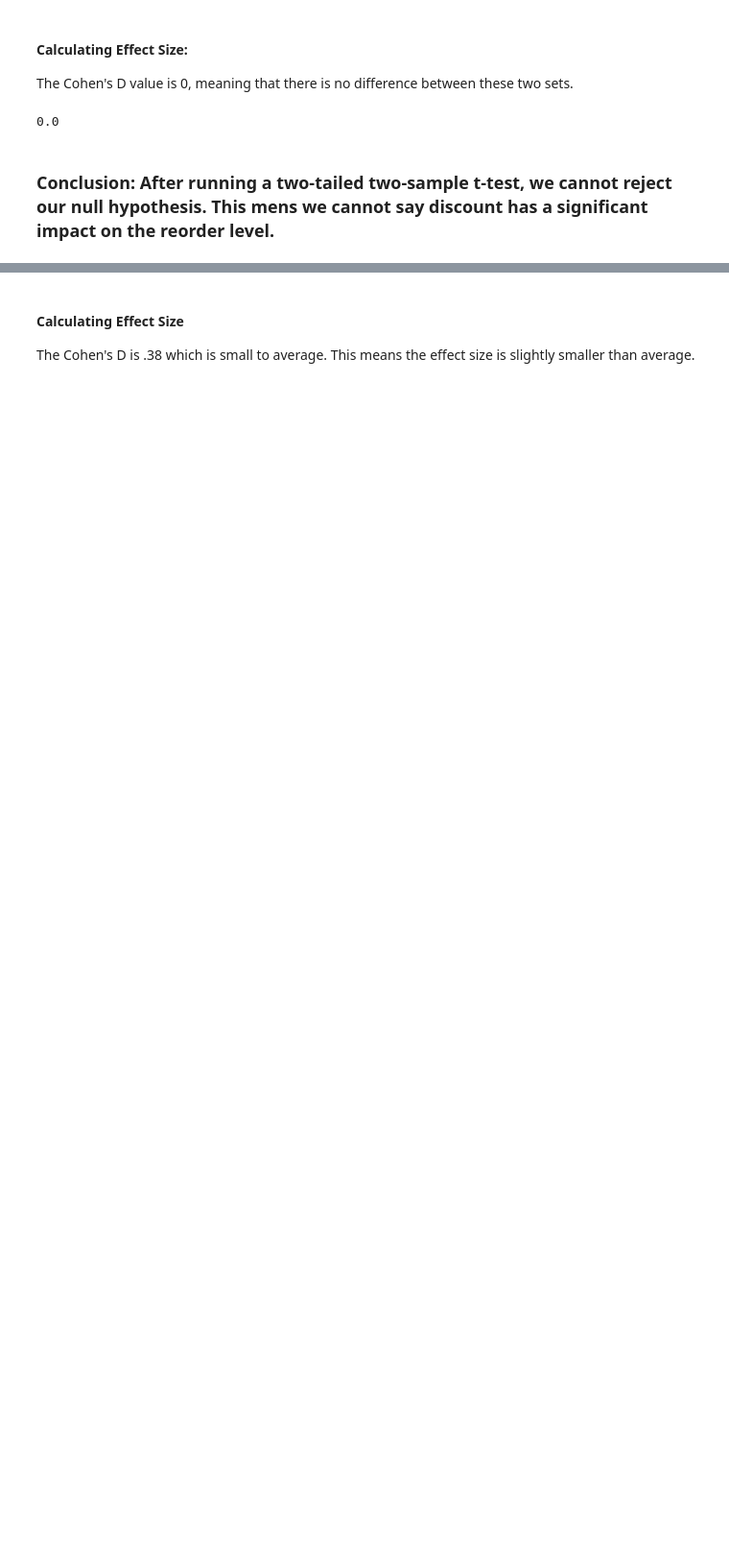
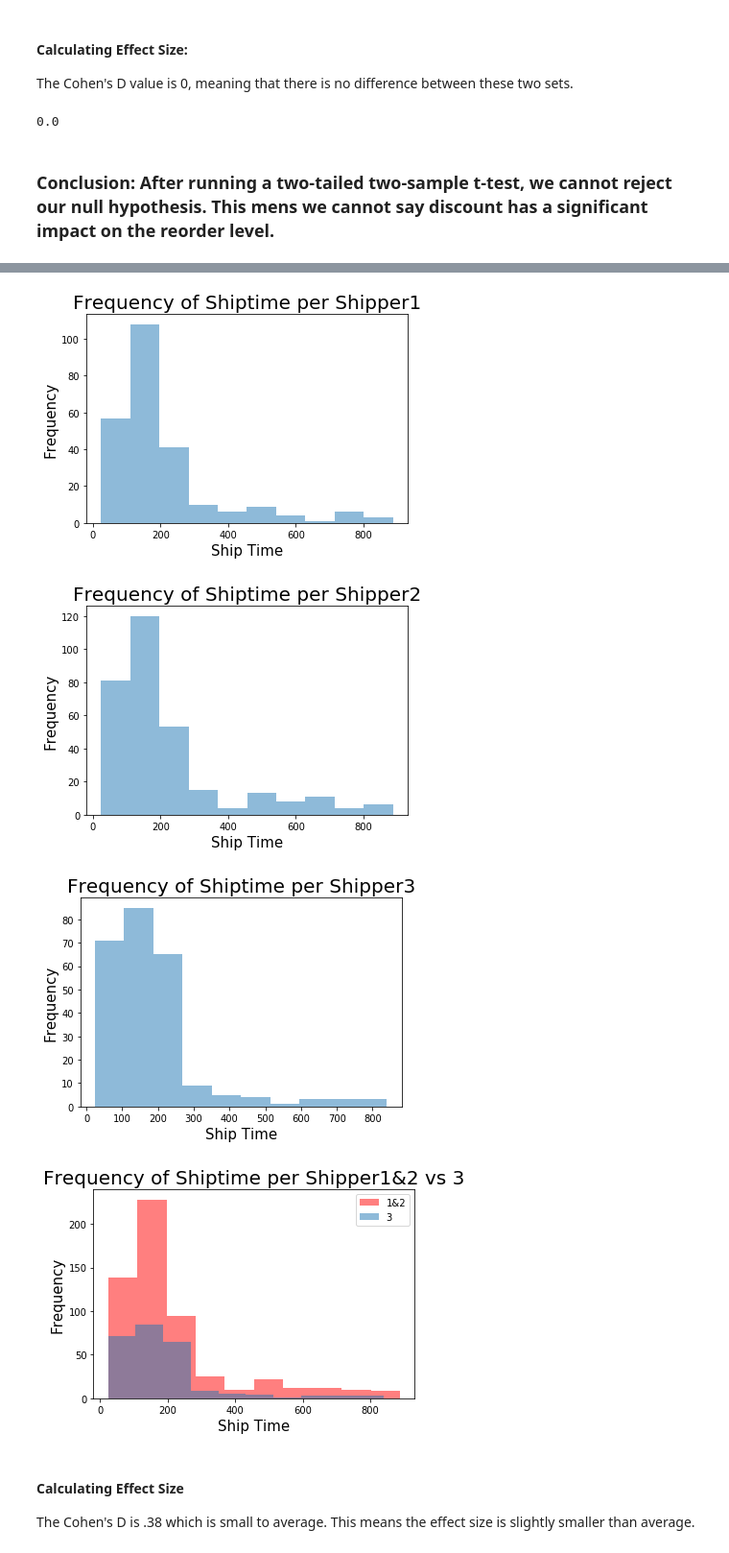
Before and after one commit to bcat12/dsc-2-final-project-online-ds-ft-100118, a Jupyter notebook: Untitled.ipynb, the cells around one changed output, grey strips where cells are left out. Shown at 96% size. Drawn from its saved outputs; the diff is of its cells as text; code cells hidden in the pictures; blank space fills up the shorter version.

```diff
--- a/Untitled.ipynb
+++ b/Untitled.ipynb
@@ -363,0 +348,2 @@ plt.show()
+# %%
+df4.dropna(inplace=True)
@@ -363,0 +372,2 @@ plt.show()
+# %%
+df4['ShipTime']= df4['ShippedDate']- df4['OrderDate']
@@ -363,0 +383,7 @@ plt.show()
+# %%
+df4.ShipTime=pd.to_numeric((df4.ShipTime/1000000000)/60/60)
+# %%
+dfS1= df4.loc[df4['ShipVia']==1]
+dfS2= df4.loc[df4['ShipVia']==2]
+dfS3= df4.loc[df4['ShipVia']==3]
+dfS12= df4.loc[df4['ShipVia']< 3]
@@ -364,3 +423,34 @@ plt.show()
+# %%
+plt.hist(dfS1['ShipTime'], alpha= .5)
+plt.xlabel('Ship Time', fontsize= 15)
+plt.ylabel('Frequency', fontsize= 15)
+plt.title('Frequency of Shiptime per Shipper1', fontsize= 20)
+plt.show()
+
+plt.hist(dfS2['ShipTime'], alpha= .5)
+plt.xlabel('Ship Time', fontsize= 15)
+plt.ylabel('Frequency', fontsize= 15)
+plt.title('Frequency of Shiptime per Shipper2', fontsize= 20)
+plt.show()
+
+plt.hist(dfS3['ShipTime'], alpha= .5)
+plt.xlabel('Ship Time', fontsize= 15)
+plt.ylabel('Frequency', fontsize= 15)
+plt.title('Frequency of Shiptime per Shipper3', fontsize= 20)
+plt.show()
+
+plt.hist(dfS12['ShipTime'], alpha= .5, color = 'r', label='1&2')
+plt.hist(dfS3['ShipTime'], alpha= .5, label= '3')
+plt.xlabel('Ship Time', fontsize= 15)
+plt.ylabel('Frequency', fontsize= 15)
+plt.title('Frequency of Shiptime per Shipper1&2 vs 3', fontsize= 20)
+plt.legend()
+plt.show()
+# %% [output]
+[figure, added]
+[figure, added]
+[figure, added]
+[figure, added]
 # %% [markdown]
 #### Calculating Effect Size
 
```
Also changed, not shown: parts of 42 cells of this notebook, 1 other file.
